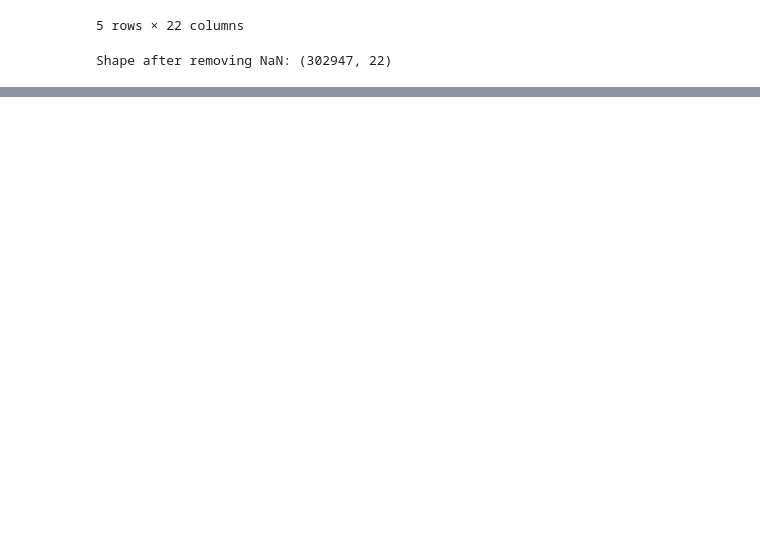
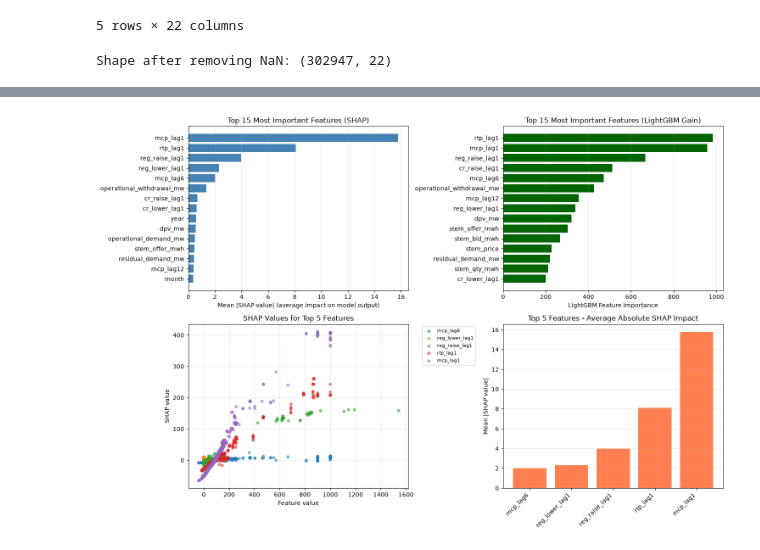
Before and after one commit to jassimga4/math5001-wem-price-forecasting, a Jupyter notebook: notebooks/02_baseline_models.ipynb, the cells around one changed output, grey strips where cells are left out. Drawn from its saved outputs; the diff is of its cells as text; code cells hidden in the pictures; blank space fills up the shorter version.

```diff
--- a/notebooks/02_baseline_models.ipynb
+++ b/notebooks/02_baseline_models.ipynb
@@ -145,0 +382,88 @@ print(sarima_fit.summary())
+# %%
+import shap
+import matplotlib.pyplot as plt
+import numpy as np
+import pandas as pd
+
+# Get the trained LightGBM model
+best_model = random_search.best_estimator_
+
+# Create SHAP explainer using TreeExplainer (fast for tree-based models)
+print("Computing SHAP values for feature interpretation...")
+explainer = shap.TreeExplainer(best_model)
+
+# Calculate SHAP values for test set (using subset to speed up computation)
+shap_values_test = explainer.shap_values(X_test.iloc[:5000])  # Use subset for speed
+
+# Create visualizations
+fig, axes = plt.subplots(2, 2, figsize=(15, 10))
+
+# 1. Feature importance bar plot (mean absolute SHAP values)
+mean_abs_shap = np.abs(shap_values_test).mean(axis=0)
+feature_importance_df = pd.DataFrame({
+    'Feature': FEATURES,
+    'Mean |SHAP|': mean_abs_shap
+}).sort_values('Mean |SHAP|', ascending=True).tail(15)
+
+axes[0, 0].barh(feature_importance_df['Feature'], feature_importance_df['Mean |SHAP|'], color='steelblue')
+axes[0, 0].set_xlabel('Mean |SHAP value| (average impact on model output)')
+axes[0, 0].set_title('Top 15 Most Important Features (SHAP)')
+axes[0, 0].grid(True, alpha=0.3, axis='x')
+
+# 2. Builtin feature importance from LightGBM
+feature_importance_lgb = pd.DataFrame({
+    'Feature': FEATURES,
+    'Importance': best_model.feature_importances_
+}).sort_values('Importance', ascending=True).tail(15)
+
+axes[0, 1].barh(feature_importance_lgb['Feature'], feature_importance_lgb['Importance'], color='darkgreen')
+axes[0, 1].set_xlabel('LightGBM Feature Importance')
+axes[0, 1].set_title('Top 15 Most Important Features (LightGBM Gain)')
+axes[0, 1].grid(True, alpha=0.3, axis='x')
+
+# 3. Summary plot data - prepare for visualization
+top_features_idx = np.argsort(mean_abs_shap)[-10:]  # Top 10 features
+top_features = [FEATURES[i] for i in top_features_idx]
+
+# Create a simpler summary scatter for top features
+for idx, feature_idx in enumerate(top_features_idx[-5:]):  # Show top 5
+    feature_name = FEATURES[feature_idx]
+    shap_vals = shap_values_test[:, feature_idx]
+    feature_vals = X_test.iloc[:5000, feature_idx].values
+
+    scatter = axes[1, 0].scatter(feature_vals, shap_vals, alpha=0.5, s=20, label=feature_name)
+
+axes[1, 0].set_ylabel('SHAP value')
+axes[1, 0].set_xlabel('Feature value')
+axes[1, 0].set_title('SHAP Values for Top 5 Features')
+axes[1, 0].legend(bbox_to_anchor=(1.05, 1), loc='upper left', fontsize=8)
+axes[1, 0].grid(True, alpha=0.3)
+
+# 4. Feature contribution comparison for top 5 features
+top_5_features = [FEATURES[i] for i in np.argsort(mean_abs_shap)[-5:]]
+top_5_indices = [FEATURES.index(f) for f in top_5_features]
+top_5_means = [mean_abs_shap[i] for i in top_5_indices]
+
+axes[1, 1].bar(range(len(top_5_features)), top_5_means, color='coral')
+axes[1, 1].set_xticks(range(len(top_5_features)))
+axes[1, 1].set_xticklabels(top_5_features, rotation=45, ha='right')
+axes[1, 1].set_ylabel('Mean |SHAP value|')
+axes[1, 1].set_title('Top 5 Features - Average Absolute SHAP Impact')
+axes[1, 1].grid(True, alpha=0.3, axis='y')
+
+plt.tight_layout()
+plt.show()
+
+# Print summary statistics
+print("\n" + "="*60)
+print("SHAP Feature Importance Summary")
+print("="*60)
+print("\nTop 10 Most Important Features (by mean |SHAP|):")
+top_10_importance = pd.DataFrame({
+    'Feature': [FEATURES[i] for i in np.argsort(mean_abs_shap)[-10:][::-1]],
+    'Mean |SHAP|': np.sort(mean_abs_shap)[-10:][::-1],
+    'LightGBM Importance': [best_model.feature_importances_[FEATURES.index(f)]
+                            for f in [FEATURES[i] for i in np.argsort(mean_abs_shap)[-10:][::-1]]]
+})
+print(top_10_importance.to_string(index=False))
+# %% [output]
@@ -145,0 +471 @@ print(sarima_fit.summary())
+[figure, added]
```
Also changed, not shown: parts of 6 cells of this notebook.
